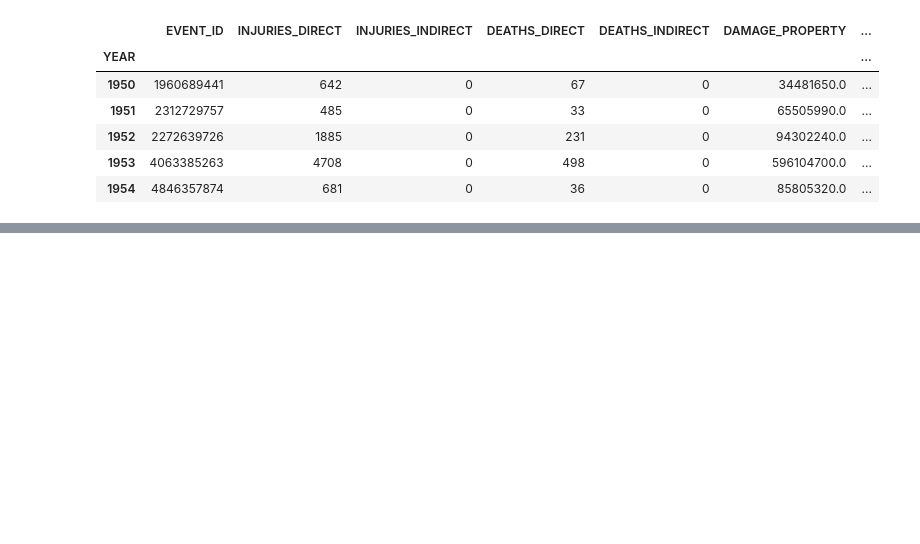
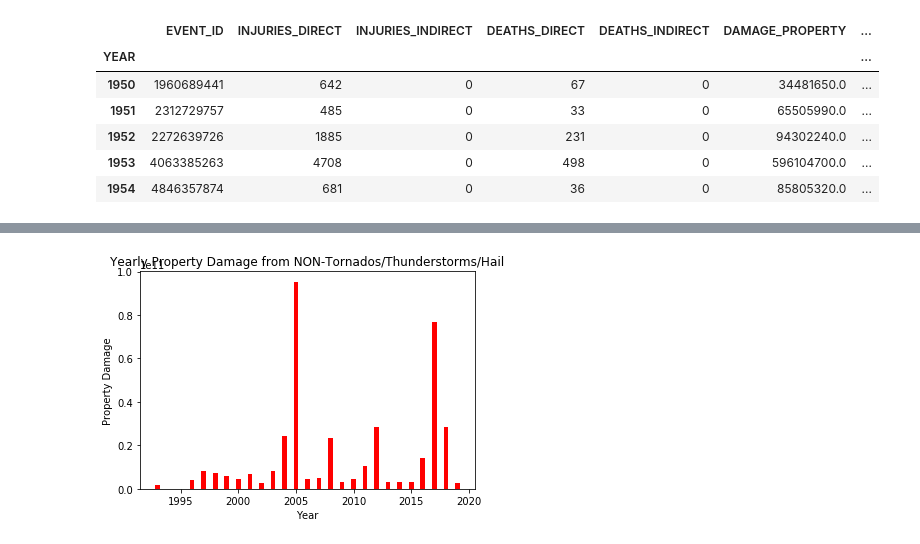
Before and after one commit to RedRubiksCube/project1, a Jupyter notebook: Project1-BS.ipynb, the cells around one changed output, grey strips where cells are left out. Cells and saved outputs as stored; diff of their text form; code cells hidden in the pictures; blank space fills up the shorter version.

```diff
--- a/Project1-BS.ipynb
+++ b/Project1-BS.ipynb
@@ -138,0 +133,3 @@ KeyError: 'YEAR'
+# %%
+yearly_df2 = ninety_six_df.groupby(by=['YEAR']).sum()
+yearly_df2.head()
@@ -138,0 +157,13 @@ KeyError: 'YEAR'
+# %%
+years2 = yearly_df2.index.array
+pdamage = yearly_df2.DAMAGE_PROPERTY.array
+cdamage = yearly_df2.DAMAGE_CROPS.array
+
+plt.bar(years2, pdamage ,color="red", width=0.4)
+
+plt.xlabel("Year")
+plt.ylabel("Property Damage")
+plt.title("Yearly Property Damage from NON-Tornados/Thunderstorms/Hail")
+plt.show()
+# %% [output]
+[figure, added]
```
Also changed, not shown: parts of 3 cells of this notebook.
